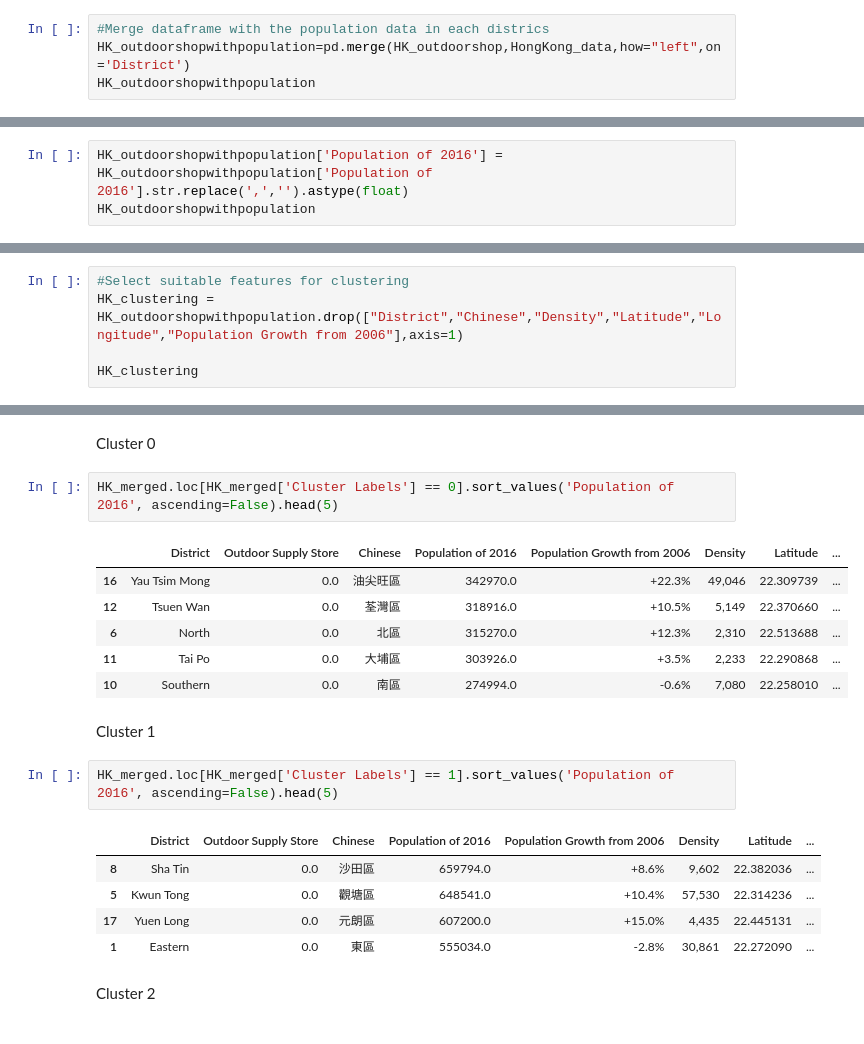
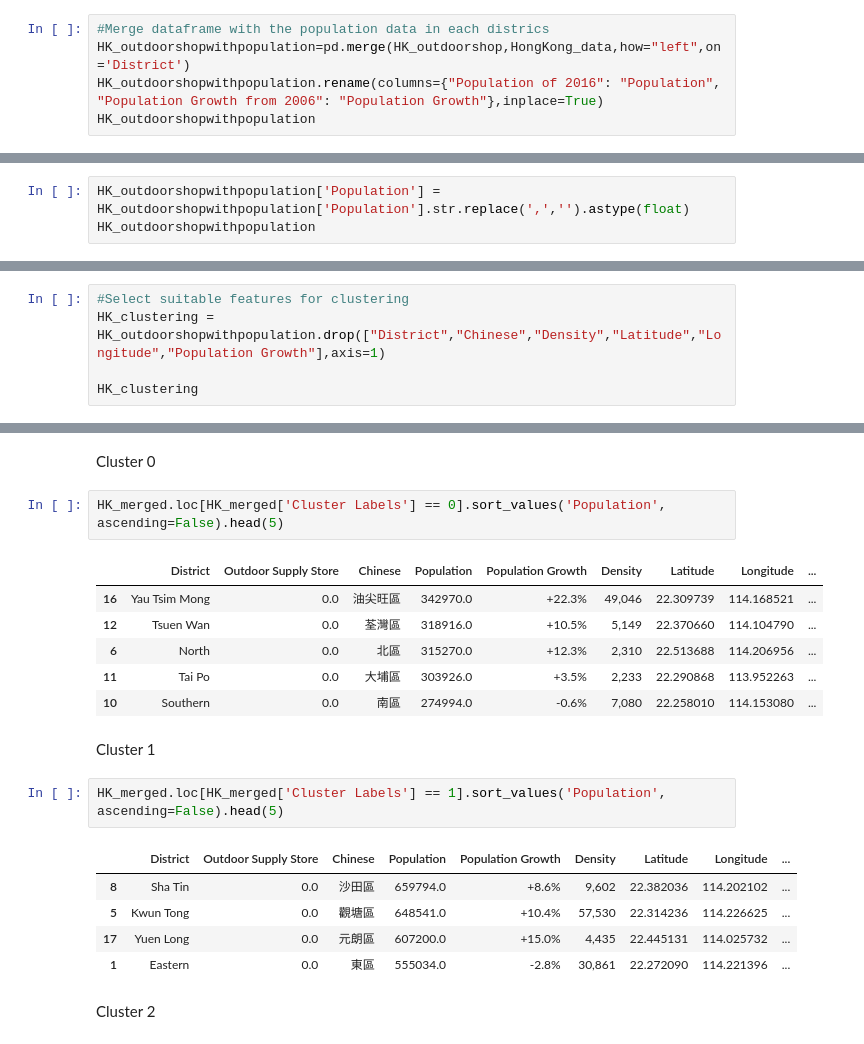
Before and after one commit to jessicaluo20/Coursera_Capstone, a Jupyter notebook: OpennewOutdoorStoreinHongKong.ipynb, the cells around one changed output, grey strips where cells are left out. Saved outputs shown, nothing was run; the diff lists cells and outputs as text.

```diff
--- a/OpennewOutdoorStoreinHongKong.ipynb
+++ b/OpennewOutdoorStoreinHongKong.ipynb
@@ -356,5 +357,6 @@ HK_outdoorshop.head(10)
 # %%
 #Merge dataframe with the population data in each districs
 HK_outdoorshopwithpopulation=pd.merge(HK_outdoorshop,HongKong_data,how="left",on='District')
+HK_outdoorshopwithpopulation.rename(columns={"Population of 2016": "Population", "Population Growth from 2006": "Population Growth"},inplace=True)
 HK_outdoorshopwithpopulation
 # %% [output]
@@ -378,4 +380,4 @@ HK_outdoorshopwithpopulation
 # %%
-HK_outdoorshopwithpopulation['Population of 2016'] = HK_outdoorshopwithpopulation['Population of 2016'].str.replace(',','').astype(float)
+HK_outdoorshopwithpopulation['Population'] = HK_outdoorshopwithpopulation['Population'].str.replace(',','').astype(float)
 HK_outdoorshopwithpopulation
 # %% [output]
@@ -419,7 +421,7 @@ plt.show()
 Cluster Districs using K-Clustering
 # %%
 #Select suitable features for clustering
-HK_clustering = HK_outdoorshopwithpopulation.drop(["District","Chinese","Density","Latitude","Longitude","Population Growth from 2006"],axis=1)
+HK_clustering = HK_outdoorshopwithpopulation.drop(["District","Chinese","Density","Latitude","Longitude","Population Growth"],axis=1)
 
 HK_clustering
 # %% [output]
@@ -513,24 +515,24 @@ Examine clusters
 # %% [markdown]
 Cluster 0
 # %%
-HK_merged.loc[HK_merged['Cluster Labels'] == 0].sort_values('Population of 2016', ascending=False).head(5)
+HK_merged.loc[HK_merged['Cluster Labels'] == 0].sort_values('Population', ascending=False).head(5)
 # %% [output]
-|  | District | Outdoor Supply Store | Chinese | Population of 2016 | Population Growth from 2006 | Density | Latitude | ... |
-| 16 | Yau Tsim Mong | 0.0 | 油尖旺區 | 342970.0 | +22.3% | 49,046 | 22.309739 | ... |
-| 12 | Tsuen Wan | 0.0 | 荃灣區 | 318916.0 | +10.5% | 5,149 | 22.370660 | ... |
-| 6 | North | 0.0 | 北區 | 315270.0 | +12.3% | 2,310 | 22.513688 | ... |
-| 11 | Tai Po | 0.0 | 大埔區 | 303926.0 | +3.5% | 2,233 | 22.290868 | ... |
-| 10 | Southern | 0.0 | 南區 | 274994.0 | -0.6% | 7,080 | 22.258010 | ... |
+|  | District | Outdoor Supply Store | Chinese | Population | Population Growth | Density | Latitude | Longitude | ... |
+| 16 | Yau Tsim Mong | 0.0 | 油尖旺區 | 342970.0 | +22.3% | 49,046 | 22.309739 | 114.168521 | ... |
+| 12 | Tsuen Wan | 0.0 | 荃灣區 | 318916.0 | +10.5% | 5,149 | 22.370660 | 114.104790 | ... |
+| 6 | North | 0.0 | 北區 | 315270.0 | +12.3% | 2,310 | 22.513688 | 114.206956 | ... |
+| 11 | Tai Po | 0.0 | 大埔區 | 303926.0 | +3.5% | 2,233 | 22.290868 | 113.952263 | ... |
+| 10 | Southern | 0.0 | 南區 | 274994.0 | -0.6% | 7,080 | 22.258010 | 114.153080 | ... |
 # %% [markdown]
 Cluster 1
 # %%
-HK_merged.loc[HK_merged['Cluster Labels'] == 1].sort_values('Population of 2016', ascending=False).head(5)
+HK_merged.loc[HK_merged['Cluster Labels'] == 1].sort_values('Population', ascending=False).head(5)
 # %% [output]
-|  | District | Outdoor Supply Store | Chinese | Population of 2016 | Population Growth from 2006 | Density | Latitude | ... |
-| 8 | Sha Tin | 0.0 | 沙田區 | 659794.0 | +8.6% | 9,602 | 22.382036 | ... |
-| 5 | Kwun Tong | 0.0 | 觀塘區 | 648541.0 | +10.4% | 57,530 | 22.314236 | ... |
-| 17 | Yuen Long | 0.0 | 元朗區 | 607200.0 | +15.0% | 4,435 | 22.445131 | ... |
-| 1 | Eastern | 0.0 | 東區 | 555034.0 | -2.8% | 30,861 | 22.272090 | ... |
+|  | District | Outdoor Supply Store | Chinese | Population | Population Growth | Density | Latitude | Longitude | ... |
+| 8 | Sha Tin | 0.0 | 沙田區 | 659794.0 | +8.6% | 9,602 | 22.382036 | 114.202102 | ... |
+| 5 | Kwun Tong | 0.0 | 觀塘區 | 648541.0 | +10.4% | 57,530 | 22.314236 | 114.226625 | ... |
+| 17 | Yuen Long | 0.0 | 元朗區 | 607200.0 | +15.0% | 4,435 | 22.445131 | 114.025732 | ... |
+| 1 | Eastern | 0.0 | 東區 | 555034.0 | -2.8% | 30,861 | 22.272090 | 114.221396 | ... |
 # %% [markdown]
 Cluster 2
 # %%
```
Also changed, not shown: parts of 9 cells of this notebook.
